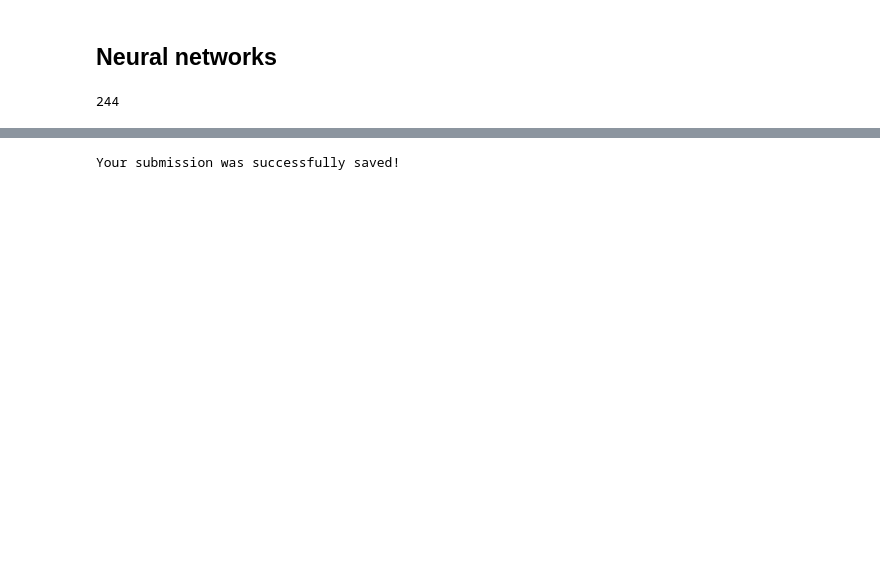
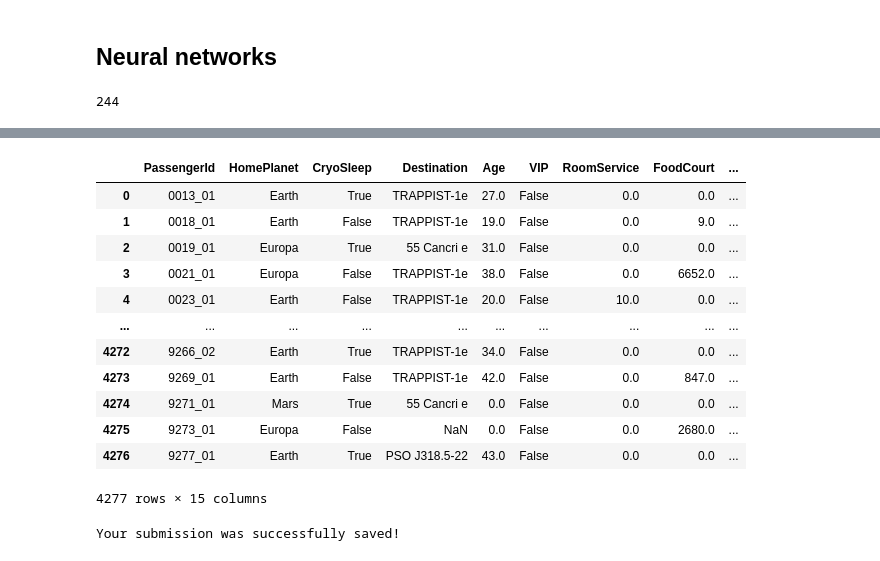
Before and after one commit to hackasaur/spaceship-titanic, a Jupyter notebook: notebooks/spaceship-titanic-notebook.ipynb, the cells around one changed output, grey strips where cells are left out. Cells and saved outputs as stored; diff of their text form; code cells hidden in the pictures; blank space fills up the shorter version.

```diff
--- a/notebooks/spaceship-titanic-notebook.ipynb
+++ b/notebooks/spaceship-titanic-notebook.ipynb
@@ -158,12 +203,17 @@ predict_data = predict_data_raw.copy()
 # %%
-# Creating New Features - Deck, Cabin_num and Side from the column Cabin and remove Cabin
-train_data[["Deck", "Cabin_num", "Side"]] = train_data["Cabin"].str.split("/", expand=True)
-train_data = train_data.drop('Cabin', axis=1)
+from sklearn.experimental import enable_iterative_imputer
+from sklearn.impute import IterativeImputer
+from sklearn.linear_model import BayesianRidge
+
+# train_data = pd.get_dummies(train_data[features]).astype(float)
+# imputer = IterativeImputer()
+# imputer.fit(train_data)
+# imputed_data = imputer.transform(train_data)
+# train_data = pd.DataFrame(imputed_data, columns=train_data.columns)
 
 # train_data['Deck'] = train_data['Deck'].fillna('0')
 train_data['Cabin_num'] = train_data['Cabin_num'].fillna('0').astype(int)
 # train_data['Side'] = train_data['Side'].fillna("NA")
-train_data
 
 predict_data[["Deck", "Cabin_num", "Side"]] = predict_data["Cabin"].str.split("/", expand=True)
 predict_data = predict_data.drop('Cabin', axis=1)
@@ -172,8 +222,15 @@ predict_data = predict_data.drop('Cabin', axis=1)
 predict_data['Cabin_num'] = predict_data['Cabin_num'].fillna('0').astype(int)
 # predict_data['Side'] = predict_data['Side'].fillna("NA")
 
-train_data[["Age", "RoomService", "FoodCourt", "ShoppingMall", "Spa", "VRDeck"]] = train_data[["Age", "RoomService", "FoodCourt", "ShoppingMall", "Spa", "VRDeck"]].fillna(-100)
-predict_data[["Age", "RoomService", "FoodCourt", "ShoppingMall", "Spa", "VRDeck"]] = predict_data[["Age", "RoomService", "FoodCourt", "ShoppingMall", "Spa", "VRDeck"]].fillna(-100)
+train_data[["Age", "RoomService", "FoodCourt", "ShoppingMall", "Spa", "VRDeck"]] = train_data[["Age", "RoomService", "FoodCourt", "ShoppingMall", "Spa", "VRDeck"]].fillna(0)
+predict_data[["Age", "RoomService", "FoodCourt", "ShoppingMall", "Spa", "VRDeck"]] = predict_data[["Age", "RoomService", "FoodCourt", "ShoppingMall", "Spa", "VRDeck"]].fillna(0)
+
+# train_data[["Age", "RoomService", "FoodCourt", "ShoppingMall", "Spa", "VRDeck"]] = train_data[["Age", "RoomService", "FoodCourt", "ShoppingMall", "Spa", "VRDeck"]].mean()
+# predict_data[["Age", "RoomService", "FoodCourt", "ShoppingMall", "Spa", "VRDeck"]] = predict_data[["Age", "RoomService", "FoodCourt", "ShoppingMall", "Spa", "VRDeck"]].mean()
+
+
+# train_data.loc[(train_data["CryoSleep"] == True), ["RoomService", "FoodCourt", "ShoppingMall", "Spa", "VRDeck"]] = 0
+
 train_data.isna().sum()
 # %% [output]
 PassengerId       0
@@ -470,3 +554,24 @@ predict_data
+# %%
+# data = predict_data[["Age", "RoomService", "FoodCourt", "ShoppingMall", "Spa", "VRDeck"]]
+# print(max_vals)
+# predict_data[["Age", "RoomService", "FoodCourt", "ShoppingMall", "Spa", "VRDeck"]] = (data - min_vals)/(max_vals - min_vals)
+
+predict_data.describe()
+predict_data
+# %% [output]
+|  | PassengerId | HomePlanet | CryoSleep | Destination | Age | VIP | RoomService | FoodCourt | ... |
+| 0 | 0013_01 | Earth | True | TRAPPIST-1e | 27.0 | False | 0.0 | 0.0 | ... |
+| 1 | 0018_01 | Earth | False | TRAPPIST-1e | 19.0 | False | 0.0 | 9.0 | ... |
+| 2 | 0019_01 | Europa | True | 55 Cancri e | 31.0 | False | 0.0 | 0.0 | ... |
+| 3 | 0021_01 | Europa | False | TRAPPIST-1e | 38.0 | False | 0.0 | 6652.0 | ... |
+| 4 | 0023_01 | Earth | False | TRAPPIST-1e | 20.0 | False | 10.0 | 0.0 | ... |
+| ... | ... | ... | ... | ... | ... | ... | ... | ... | ... |
+| 4272 | 9266_02 | Earth | True | TRAPPIST-1e | 34.0 | False | 0.0 | 0.0 | ... |
+| 4273 | 9269_01 | Earth | False | TRAPPIST-1e | 42.0 | False | 0.0 | 847.0 | ... |
+| 4274 | 9271_01 | Mars | True | 55 Cancri e | 0.0 | False | 0.0 | 0.0 | ... |
+| 4275 | 9273_01 | Europa | False | NaN | 0.0 | False | 0.0 | 2680.0 | ... |
+| 4276 | 9277_01 | Earth | True | PSO J318.5-22 | 43.0 | False | 0.0 | 0.0 | ... |
+4277 rows × 15 columns
 # %%
 X_predict = pd.get_dummies(predict_data[features]).astype(float)
 
```
Also changed, not shown: parts of 23 cells of this notebook, 2 other files.
